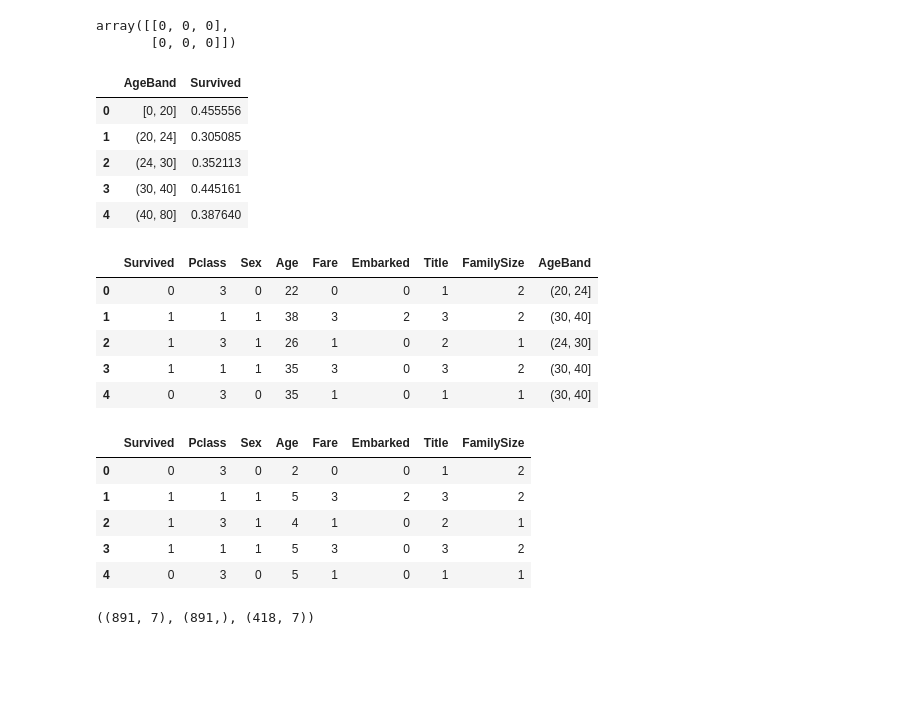
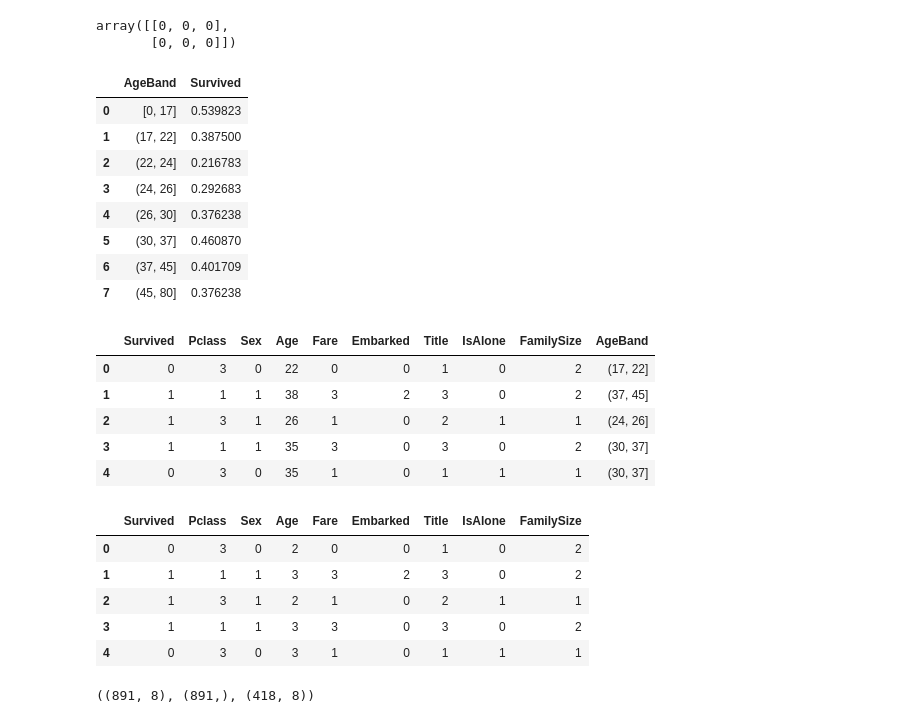
Before and after one commit to niwasmaskey/TitanicDataAnalysis, a Jupyter notebook: TitanicDataAnalysis_Notebook.ipynb, the cells around one changed output. Drawn from its saved outputs; the diff is of its cells as text; code cells hidden in the pictures; blank space fills up the shorter version.

```diff
--- a/TitanicDataAnalysis_Notebook.ipynb
+++ b/TitanicDataAnalysis_Notebook.ipynb
@@ -228,8 +277,7 @@ train_df.head()
 'Name' and 'PassengerId' can be dropped from training and test data set
 # %%
 train_df = train_df.drop(['Name','PassengerId'],axis=1)
-test_df = test_df.drop(['Name','PassengerId'],axis=1)
+test_df = test_df.drop(['Name'], axis=1)
 combine = [train_df, test_df]
-
-train_df.head()
+train_df.shape, test_df.shape
 # %% [output]
@@ -283,5 +348,7 @@ SibSp and Parch features are dropped from train and test dataset
 # %%
 for dataset in combine:
-    dataset['FamilySize']=dataset['SibSp']+dataset['Parch']+1
+    dataset['FamilySize']=(dataset['SibSp']+dataset['Parch']+1).astype(int)
 
-train_df[['FamilySize','Survived']].groupby(['FamilySize'], as_index=False).mean().sort_values(by='Survived')
+for dataset in combine:
+    dataset['IsAlone'] = 0
+    dataset.loc[dataset['FamilySize'] == 1, 'IsAlone'] = 1
@@ -365,49 +413,49 @@ for dataset in combine:
             dataset.loc[(dataset['Age'].isnull()) & (dataset['Sex']==i) & (dataset['Pclass']==j+1),'Age'] = guess_ages[i,j].astype(int)
     dataset['Age'] = dataset['Age'].astype(int)
 # %%
-train_df['AgeBand'] = pd.qcut(train_df['Age'],5)
+train_df['AgeBand'] = pd.qcut(train_df['Age'],8)
 train_df[['AgeBand','Survived']].groupby(['AgeBand'],as_index=False).mean().sort_values(by='AgeBand')
 # %% [output]
 |  | AgeBand | Survived |
-| 0 | [0, 20] | 0.455556 |
-| 1 | (20, 24] | 0.305085 |
-| 2 | (24, 30] | 0.352113 |
-| 3 | (30, 40] | 0.445161 |
-| 4 | (40, 80] | 0.387640 |
+| 0 | [0, 17] | 0.539823 |
+| 1 | (17, 22] | 0.387500 |
+| 2 | (22, 24] | 0.216783 |
+| 3 | (24, 26] | 0.292683 |
+| 4 | (26, 30] | 0.376238 |
+| 5 | (30, 37] | 0.460870 |
+| 6 | (37, 45] | 0.401709 |
+| 7 | (45, 80] | 0.376238 |
 # %%
 train_df.head()
 # %% [output]
-|  | Survived | Pclass | Sex | Age | Fare | Embarked | Title | FamilySize | AgeBand |
-| 0 | 0 | 3 | 0 | 22 | 0 | 0 | 1 | 2 | (20, 24] |
-| 1 | 1 | 1 | 1 | 38 | 3 | 2 | 3 | 2 | (30, 40] |
-| 2 | 1 | 3 | 1 | 26 | 1 | 0 | 2 | 1 | (24, 30] |
-| 3 | 1 | 1 | 1 | 35 | 3 | 0 | 3 | 2 | (30, 40] |
-| 4 | 0 | 3 | 0 | 35 | 1 | 0 | 1 | 1 | (30, 40] |
+|  | Survived | Pclass | Sex | Age | Fare | Embarked | Title | IsAlone | FamilySize | AgeBand |
+| 0 | 0 | 3 | 0 | 22 | 0 | 0 | 1 | 0 | 2 | (17, 22] |
+| 1 | 1 | 1 | 1 | 38 | 3 | 2 | 3 | 0 | 2 | (37, 45] |
+| 2 | 1 | 3 | 1 | 26 | 1 | 0 | 2 | 1 | 1 | (24, 26] |
+| 3 | 1 | 1 | 1 | 35 | 3 | 0 | 3 | 0 | 2 | (30, 37] |
+| 4 | 0 | 3 | 0 | 35 | 1 | 0 | 1 | 1 | 1 | (30, 37] |
 # %%
 for dataset in combine:
-    dataset.loc[(dataset['Age'] > 0) & (dataset['Age']<=17),'Age'] = 1
-    dataset.loc[(dataset['Age'] > 17) & (dataset['Age']<=22),'Age'] = 2
-    dataset.loc[(dataset['Age'] > 22) & (dataset['Age']<=24),'Age'] = 3
-    dataset.loc[(dataset['Age'] > 24) & (dataset['Age']<=30),'Age'] = 4
-    dataset.loc[(dataset['Age'] > 30) & (dataset['Age']<=40),'Age'] = 5
-    dataset.loc[(dataset['Age'] > 40) & (dataset['Age']<=80),'Age'] = 6
-
+    dataset.loc[(dataset['Age'] > 0) & (dataset['Age']<=16),'Age'] = 1
+    dataset.loc[(dataset['Age'] > 16) & (dataset['Age']<=32),'Age'] = 2
+    dataset.loc[(dataset['Age'] > 32) & (dataset['Age']<=48),'Age'] = 3
+    dataset.loc[(dataset['Age'] > 48) & (dataset['Age']<=64),'Age'] = 4
+    dataset.loc[(dataset['Age'] > 64) ,'Age'] = 5
 
 train_df = train_df.drop('AgeBand',axis=1)
 
 train_df.head()
 # %% [output]
-|  | Survived | Pclass | Sex | Age | Fare | Embarked | Title | FamilySize |
-| 0 | 0 | 3 | 0 | 2 | 0 | 0 | 1 | 2 |
-| 1 | 1 | 1 | 1 | 5 | 3 | 2 | 3 | 2 |
-| 2 | 1 | 3 | 1 | 4 | 1 | 0 | 2 | 1 |
-| 3 | 1 | 1 | 1 | 5 | 3 | 0 | 3 | 2 |
-| 4 | 0 | 3 | 0 | 5 | 1 | 0 | 1 | 1 |
+|  | Survived | Pclass | Sex | Age | Fare | Embarked | Title | IsAlone | FamilySize |
+| 0 | 0 | 3 | 0 | 2 | 0 | 0 | 1 | 0 | 2 |
+| 1 | 1 | 1 | 1 | 3 | 3 | 2 | 3 | 0 | 2 |
+| 2 | 1 | 3 | 1 | 2 | 1 | 0 | 2 | 1 | 1 |
+| 3 | 1 | 1 | 1 | 3 | 3 | 0 | 3 | 0 | 2 |
+| 4 | 0 | 3 | 0 | 3 | 1 | 0 | 1 | 1 | 1 |
 # %%
 X_train = train_df.drop('Survived', axis=1)
 Y_train = train_df['Survived']
-test_df.head()
-X_test  = test_df
+X_test  = test_df.drop("PassengerId", axis=1).copy()
 X_train.shape, Y_train.shape, X_test.shape
 # %% [output]
-((891, 7), (891,), (418, 7))
+((891, 8), (891,), (418, 8))
```
Also changed, not shown: parts of 26 cells of this notebook, 2 other files.
